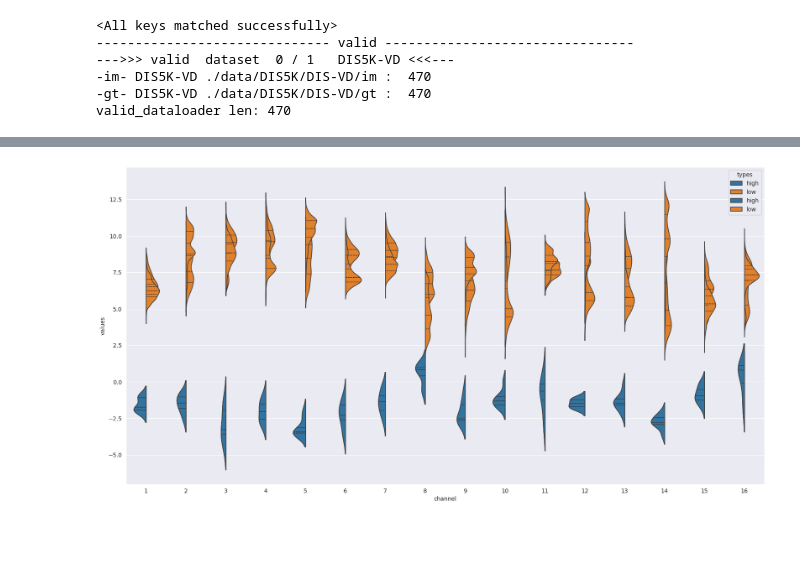
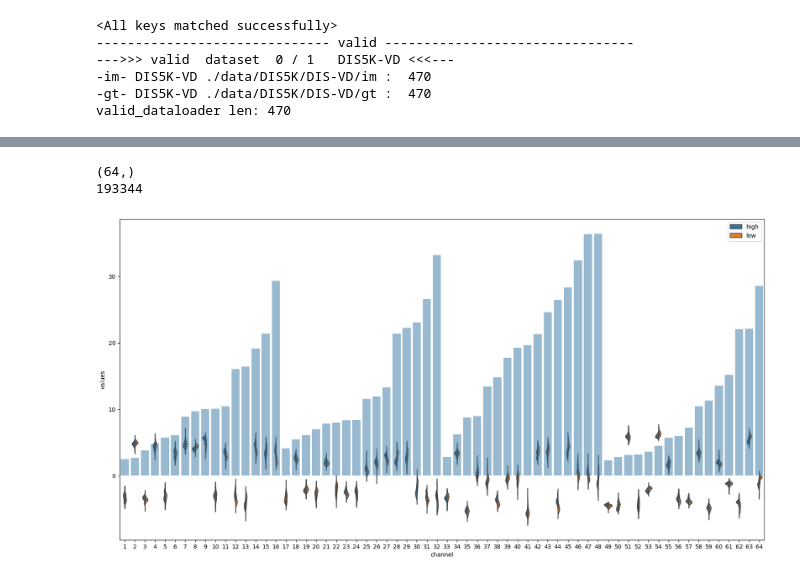
Before and after one commit to hchautran/SAM_Quantization, a Jupyter notebook: attention_utils.ipynb, the cells around one changed output, grey strips where cells are left out. Drawn from its saved outputs; the diff is of its cells as text; code cells hidden in the pictures; blank space fills up the shorter version.

```diff
--- a/attention_utils.ipynb
+++ b/attention_utils.ipynb
@@ -21,11 +19,11 @@ sam = sam_model_registry[model_type](checkpoint=checkpoint_path).to('cuda')
 
 
 predictor = SamPredictor(sam)
-processor = SignProcessor('base')
+processor = AttnBasedProcessor('attn')
 processor.calibrate(
     predictor=predictor,
     modules=(TwoWayTransformer),
-    num_samples=2,
+    num_samples=16,
 )
 mask_decoder_monkey_patch(predictor.model, processor, n_bits=4)
 # %% [output]
@@ -133,11 +135,11 @@ ax[2].imshow(TwoWayTransformerObserver.attention_score['p2i_attn'][layer][:,head
 head=0
 p2i_q = TwoWayTransformerObserver.attention_score['final_q']
 p2i_k = TwoWayTransformerObserver.attention_score['final_k']
-attn_map = TwoWayTransformerObserver.attention_score['final_attn'][:,head,:].mean(1)
+attn_map = TwoWayTransformerObserver.attention_score['final_attn'].mean(1).mean(1)
 
 scores = cal_density(p2i_k,margin=0.96)
 
-score_map=scores[:,head,:]
+score_map=scores.mean(1)
 fig,ax=plt.subplots(1,3,figsize=(20,15))
 
 
@@ -153,6 +155,8 @@ ax[2].imshow(attn_map.reshape(64,64).cpu().detach().numpy())
 # %%
 
 
-p2i_q =p2i_q.permute(2,0,1,3).squeeze().reshape(1, -1, 128)
-p2i_k_high=p2i_k.permute(2,0,1,3)[mask.squeeze().nonzero()].squeeze().reshape(1, -1, 128)
-p2i_k_low=p2i_k.permute(2,0,1,3)[(1-mask).squeeze().nonzero()].squeeze().reshape(1, -1, 128)
+p2i_q =p2i_q.reshape(1, -1, 128)
+p2i_k_high=p2i_k.permute(2,0,1,3)[mask.squeeze().nonzero()].squeeze(1).permute(1,0,2,3)
+p2i_k_low=p2i_k.permute(2,0,1,3)[(1-mask).squeeze().nonzero()].squeeze(1).permute(1,0,2,3)
+diff =processor.stat['mask_decoder.transformer.final_attn_token_to_image']['diff']
+order =processor.stat['mask_decoder.transformer.final_attn_token_to_image']['order']
@@ -158,0 +167,4 @@ p2i_k_low=p2i_k.permute(2,0,1,3)[(1-mask).squeeze().nonzero()].squeeze().reshape
+# %%
+diff_new = torch.gather(diff, index=order, dim=-1)
+p2i_k_high_reorder = torch.gather(p2i_k_high, index=order[None, None,...].expand(p2i_k_high.shape), dim=-1 )
+p2i_k_low_reorder = torch.gather(p2i_k_low, index=order[None, None,...].expand(p2i_k_low.shape), dim=-1 )
@@ -159,7 +191,10 @@ p2i_k_low=p2i_k.permute(2,0,1,3)[(1-mask).squeeze().nonzero()].squeeze().reshape
 # %%
 fig, ax= plt.subplots(1,1, figsize=(20,10))
-# get_activation_boxplot(high_activations=p2i_k_high, low_activations=p2i_k_low, ax=ax[0], offset=0, max_channels=16,token_wise=False)
-get_activation_boxplot(high_activations=p2i_q/2, low_activations=2*p2i_k_high, ax=ax, offset=0, max_channels=16,token_wise=False)
-get_activation_boxplot(high_activations=p2i_q/2, low_activations=2*p2i_k_low, ax=ax, offset=0, max_channels=16,token_wise=False)
+get_activation_boxplot(high_activations=p2i_k_low_reorder.reshape(-1,128), low_activations=p2i_k_high_reorder.reshape(-1,128), ax=ax, offset=0, max_channels=64,token_wise=False, diff=diff_new.reshape(-1, 128))
+# get_activation_boxplot(high_activations=p2i_k_high, low_activations=p2i_k_low, ax=ax[1], offset=0, max_channels=32,token_wise=False, diff=diff.reshape(-1, 128))
+# get_activation_boxplot(high_activations=p2i_q/2, low_activations=2*p2i_k_high, ax=ax, offset=0, max_channels=32,token_wise=False)
+# get_activation_boxplot(high_activations=p2i_q/2, low_activations=2*p2i_k_low, ax=ax, offset=0, max_channels=32,token_wise=False)
 # %% [output]
+(64,)
+193344
-[figure, old version]
+[figure, new version]
```
Also changed, not shown: parts of 11 cells of this notebook, 2 other files.
